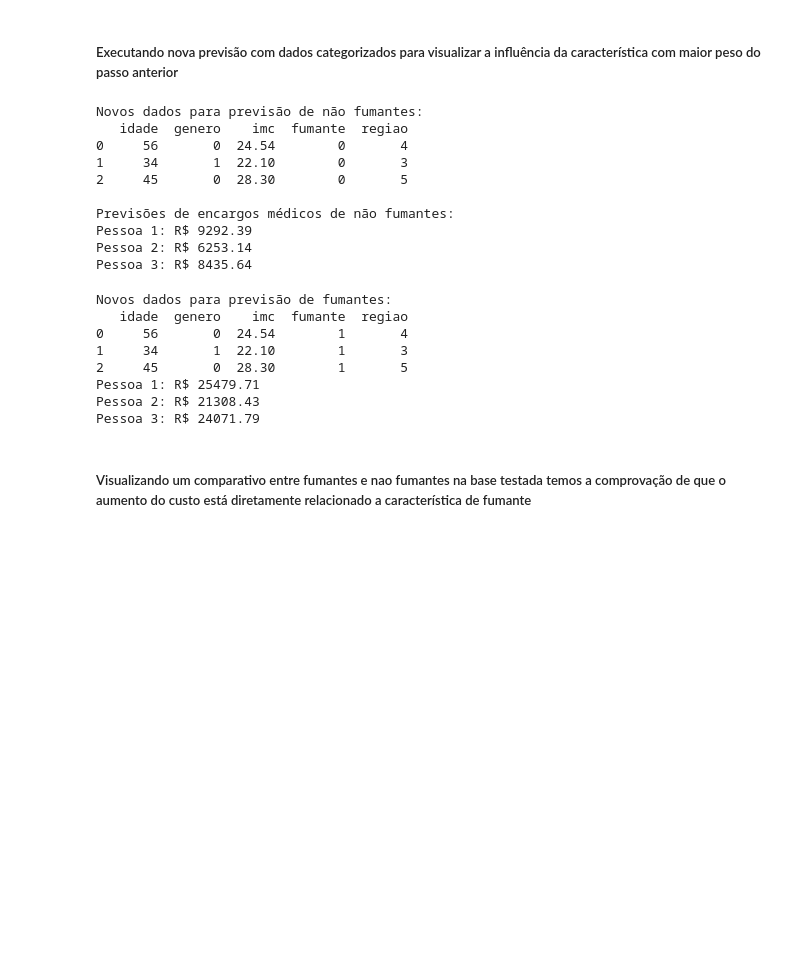
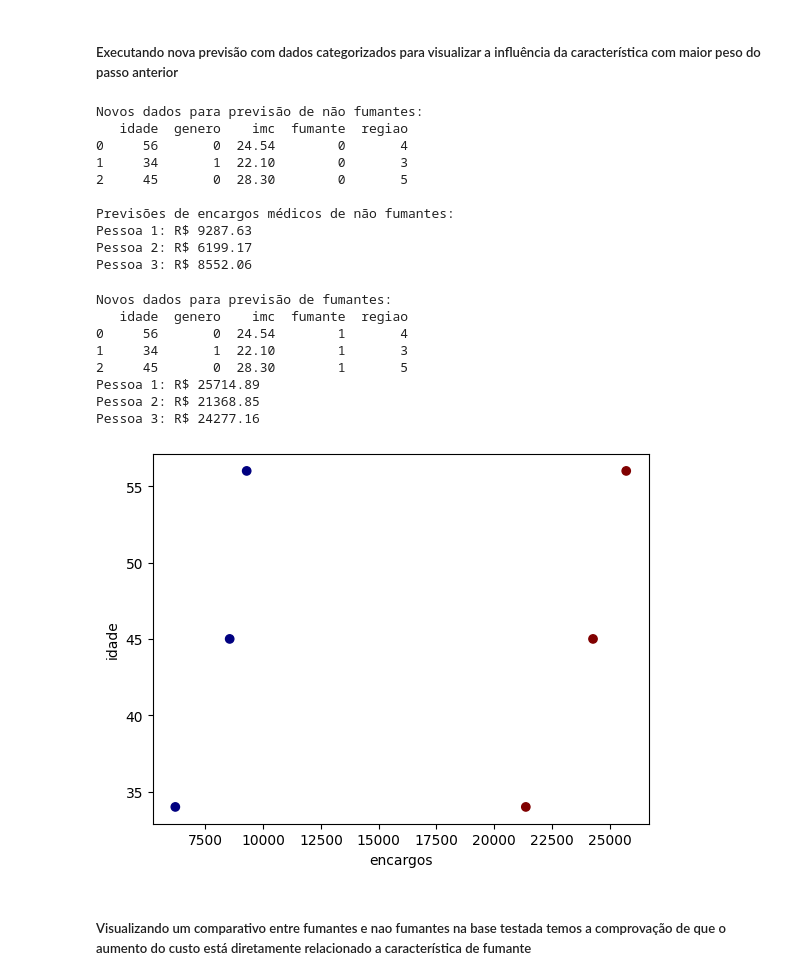
Before and after one commit to daniel-kiluange/pos-tech-challenge-fiap-fase-1-5iadt, a Jupyter notebook: atividade.ipynb, the cells around one changed output. Drawn from its saved outputs; the diff is of its cells as text; code cells hidden in the pictures; blank space fills up the shorter version.

Commit message:
add mock data chart

```diff
--- a/atividade.ipynb
+++ b/atividade.ipynb
@@ -344,7 +337,7 @@ new_data_non_smoker = pd.DataFrame([
 print("Novos dados para previsão de não fumantes:")
 print(new_data_non_smoker)
 predictions_non_smoker = best_pipeline.predict(new_data_non_smoker)
-
+new_data_non_smoker['encargos'] = predictions_non_smoker
 print("\nPrevisões de encargos médicos de não fumantes:")
 for i, pred in enumerate(predictions_non_smoker):
     print(f"Pessoa {i + 1}: R$ {pred:.2f}")
@@ -356,9 +349,9 @@ Novos dados para previsão de não fumantes:
 2     45       0  28.30        0       5
 
 Previsões de encargos médicos de não fumantes:
-Pessoa 1: R$ 9292.39
-Pessoa 2: R$ 6253.14
-Pessoa 3: R$ 8435.64
+Pessoa 1: R$ 9287.63
+Pessoa 2: R$ 6199.17
+Pessoa 3: R$ 8552.06
 # %%
 new_data_smoker = pd.DataFrame([
     [56, 0, 24.54, 1, 4],  # Homem, 56 anos, IMC 24.54, fumante, sudeste
@@ -369,7 +362,7 @@ new_data_smoker = pd.DataFrame([
 print("Novos dados para previsão de fumantes:")
 print(new_data_smoker)
 predictions_smoker = best_pipeline.predict(new_data_smoker)
-
+new_data_smoker['encargos'] = predictions_smoker
 for i, pred in enumerate(predictions_smoker):
     print(f"Pessoa {i + 1}: R$ {pred:.2f}")
 # %% [output]
@@ -378,9 +371,18 @@ Novos dados para previsão de fumantes:
 0     56       0  24.54        1       4
 1     34       1  22.10        1       3
 2     45       0  28.30        1       5
-Pessoa 1: R$ 25479.71
-Pessoa 2: R$ 21308.43
-Pessoa 3: R$ 24071.79
+Pessoa 1: R$ 25714.89
+Pessoa 2: R$ 21368.85
+Pessoa 3: R$ 24277.16
+# %%
+merged_new_dataset = pd.concat([new_data_non_smoker, new_data_smoker], ignore_index=True)
+
+plt.scatter(merged_new_dataset['encargos'], merged_new_dataset['idade'], c=merged_new_dataset['fumante'], cmap=plt.get_cmap("jet"))
+plt.xlabel('encargos')
+plt.ylabel('idade')
+plt.show()
+# %% [output]
+[figure, added]
 # %% [markdown]
 ##### Visualizando um comparativo entre fumantes e nao fumantes na base testada temos a comprovação de que o aumento do custo está diretamente relacionado a característica de fumante
 # %%
```
Also changed, not shown: parts of 5 cells of this notebook.
